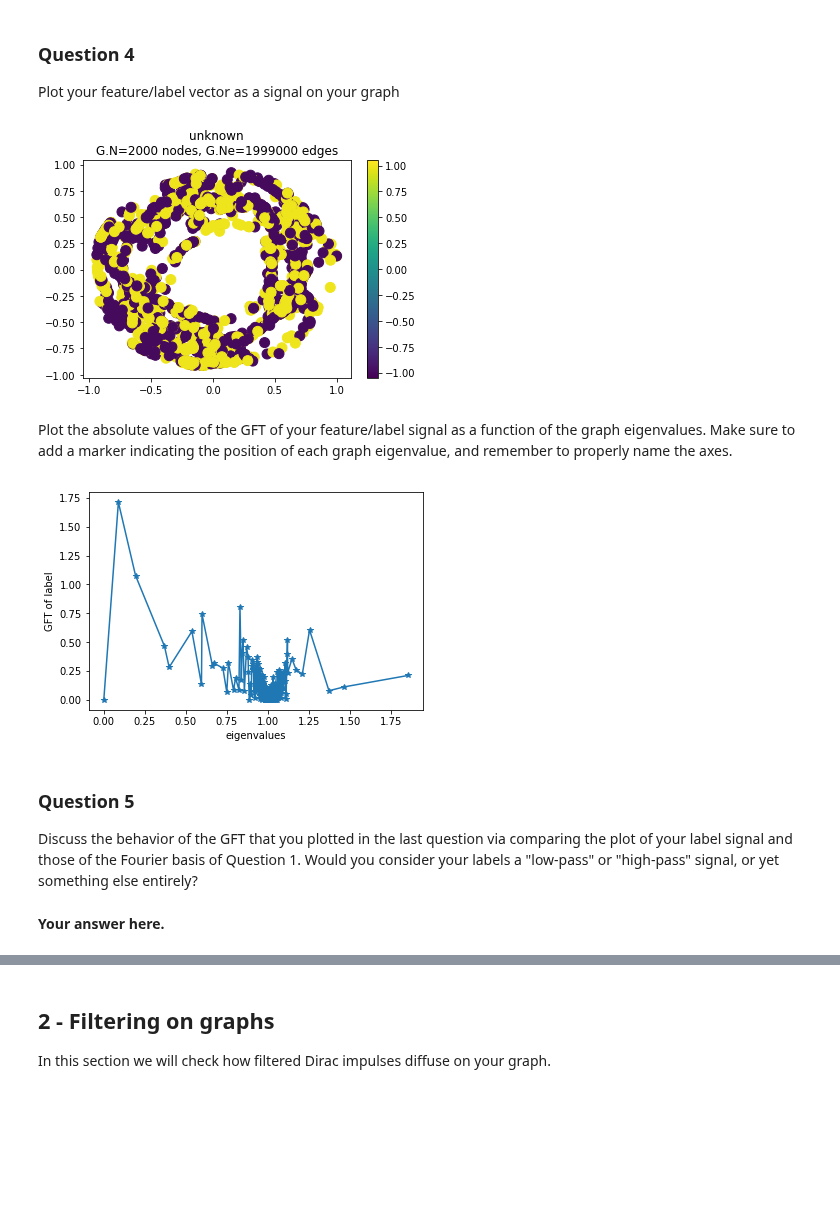
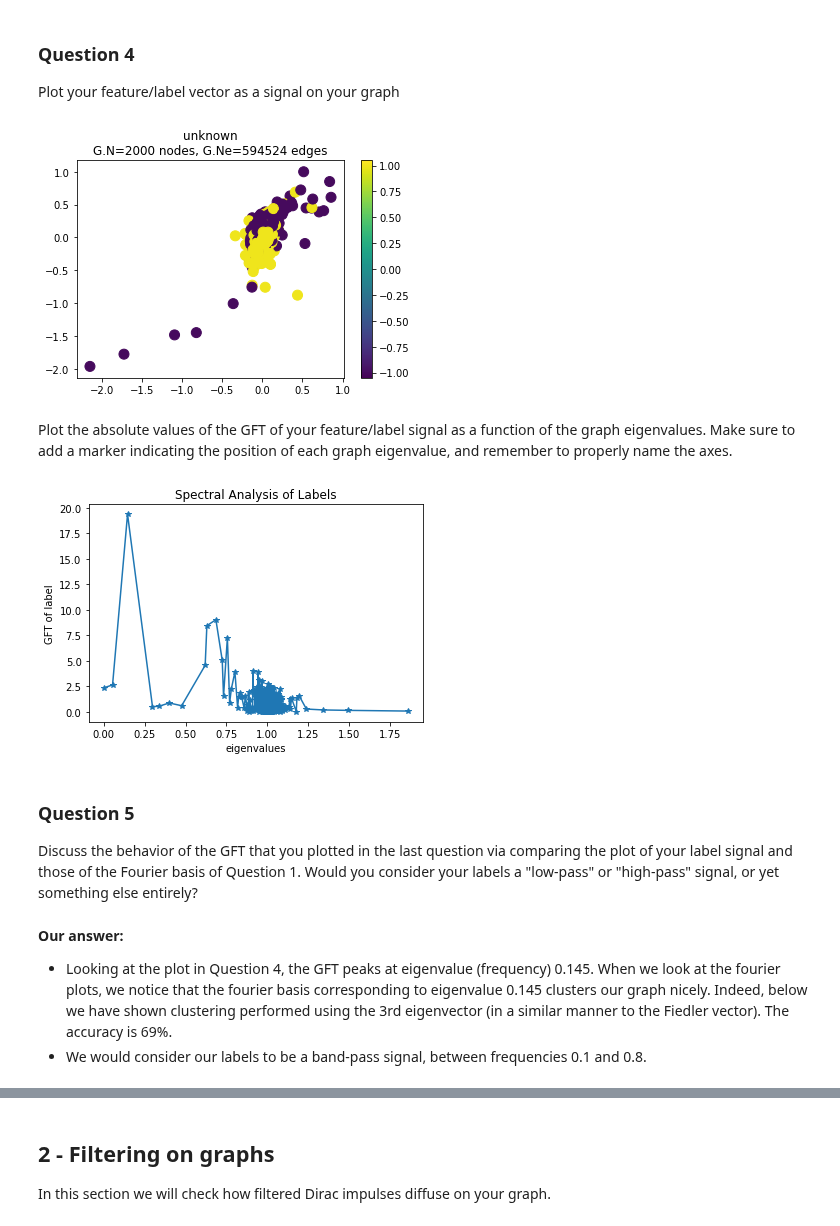
Before and after one commit to senakicir/ntds_project, a Jupyter notebook: 4_graph_signal_processing.ipynb, the cells around one changed output, grey strips where cells are left out. Drawn from its saved outputs; the diff is of its cells as text; code cells hidden in the pictures; blank space fills up the shorter version.

Commit message:
changed graph a bit in MS1, and played with MS4, still verbal questions remain

```diff
--- a/4_graph_signal_processing.ipynb
+++ b/4_graph_signal_processing.ipynb
@@ -86,14 +86,11 @@ Import those objects in the cell below (or recompute the Laplacian and Gradient
 
 _Note_: If your features/labels are not floating-point numbers, please convert them. For example, if your data has labels "cat" and "dog" for nodes that represent cats or dogs, respectively, you may assign the number `1.0` for the label "cat" and the number `-1.0` for the label "dog".
 # %%
-adjacency =  np.load('senatrial2.npy')# the adjacency matrix
+adjacency =  np.load('feat_mfcc_chroma.npy')# the adjacency matrix
 n_nodes = adjacency.shape[0]
 n_edges =  np.count_nonzero(adjacency)//2# the number of edges in the network
 
-adjacency_unweighted = np.zeros(adjacency.shape)
-adjacency_unweighted[adjacency>0] = 1
-
 D = np.diag(adjacency.sum(axis=1))
-L = D - adjacency
+L = D - adjacency #combinatorial laplacian
 sqrt_D = np.power(np.linalg.inv(D),0.5)
 # %%
@@ -186,24 +185,28 @@ Plot your feature/label vector as a signal on your graph
 # Your code here.
 graph.plot_signal(labels)
 # %% [output]
-[figure, old version]
+[figure, new version]
 # %% [markdown]
 Plot the absolute values of the GFT of your feature/label signal as a function of the graph eigenvalues. Make sure to add a marker indicating the position of each graph eigenvalue, and remember to properly name the axes.
 # %%
 # Your code here.
 gft_of_labels = np.abs(GFT(labels))
 
 fig = plt.figure()
 plt.plot(e, gft_of_labels, marker = "*")
 plt.xlabel("eigenvalues")
 plt.ylabel("GFT of label")
+plt.title("Spectral Analysis of Labels")
 plt.show()
 plt.close(fig)
 # %% [output]
-[figure, old version]
+[figure, new version]
 # %% [markdown]
 ### Question 5
 
 Discuss the behavior of the GFT that you plotted in the last question via comparing the plot of your label signal and those of the Fourier basis of Question 1. Would you consider your labels a "low-pass" or "high-pass" signal, or yet something else entirely?
-# %% [markdown]
-**Your answer here.**
+# %% [markdown]
+**Our answer:**
+
+* Looking at the plot in Question 4, the GFT peaks at eigenvalue (frequency) 0.145. When we look at the fourier plots, we notice that the fourier basis corresponding to eigenvalue 0.145 clusters our graph nicely. Indeed, below we have shown clustering performed using the 3rd eigenvector (in a similar manner to the Fiedler vector). The accuracy is 69%.
+* We would consider our labels to be a band-pass signal, between frequencies 0.1 and 0.8.
```
Also changed, not shown: parts of 18 cells of this notebook, 1 other file.
